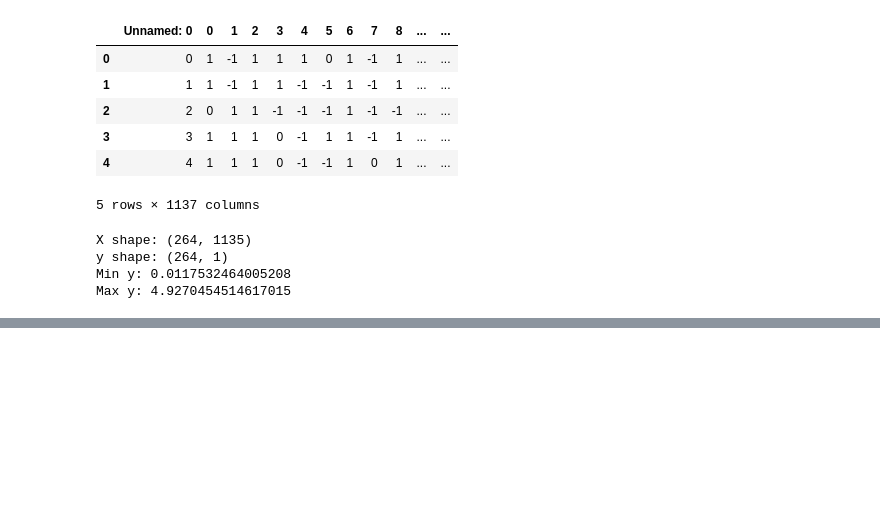
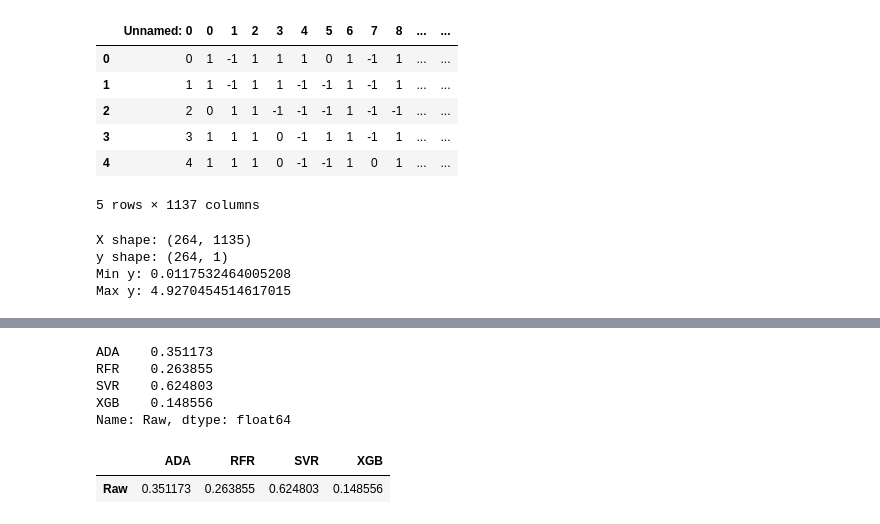
Before and after one commit to duythongvt1/URA-Projects, a Jupyter notebook: CornData/Corn2.ipynb, the cells around one changed output, grey strips where cells are left out. Saved outputs shown, nothing was run; the diff lists cells and outputs as text; code cells hidden in the pictures; blank space fills up the shorter version.

Commit message:
ScoreSheet and Test class update

```diff
--- a/CornData/Corn2.ipynb
+++ b/CornData/Corn2.ipynb
@@ -48,0 +94,19 @@ plt.show()
+# %%
+from random import random
+from sklearn.metrics import r2_score
+from sklearn.model_selection import train_test_split
+
+class Test:
+    def __init__(self,X,y):
+        self.X = X
+        self.y = y
+
+    def y_stratified(self):
+        return np.array(self.y,dtype="int")
+
+    def test(self,name,predictors):
+        dummy = [random() for i in range(len(predictors))]
+        return pd.Series(dummy,index=predictors,name=name)
+# %%
+test1 = Test(X,y)
+test1.y_stratified().ravel().T
@@ -48,0 +126,16 @@ plt.show()
+# %%
+sc = test1.test("Raw",["ADA","RFR","SVR","XGB"])
+sc
+# %% [output]
+ADA    0.351173
+RFR    0.263855
+SVR    0.624803
+XGB    0.148556
+Name: Raw, dtype: float64
+# %%
+ss = ScoreSheet("Training")
+ss.add_score(sc)
+ss.get_sheet()
+# %% [output]
+|  | ADA | RFR | SVR | XGB |
+| Raw | 0.351173 | 0.263855 | 0.624803 | 0.148556 |
```
Also changed, not shown: parts of 11 cells of this notebook.
